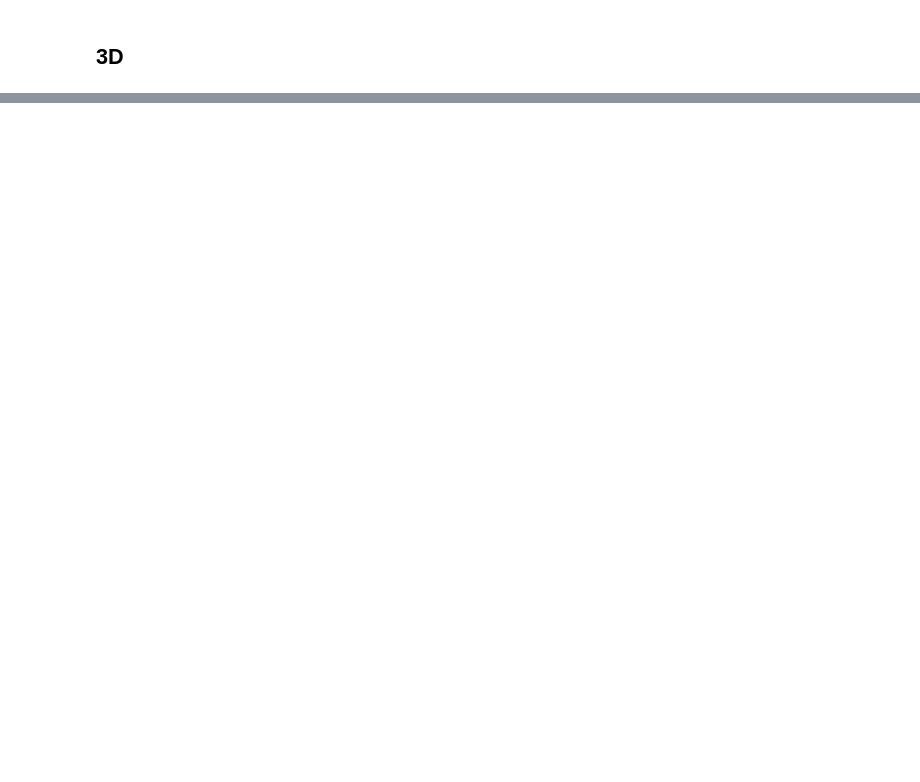
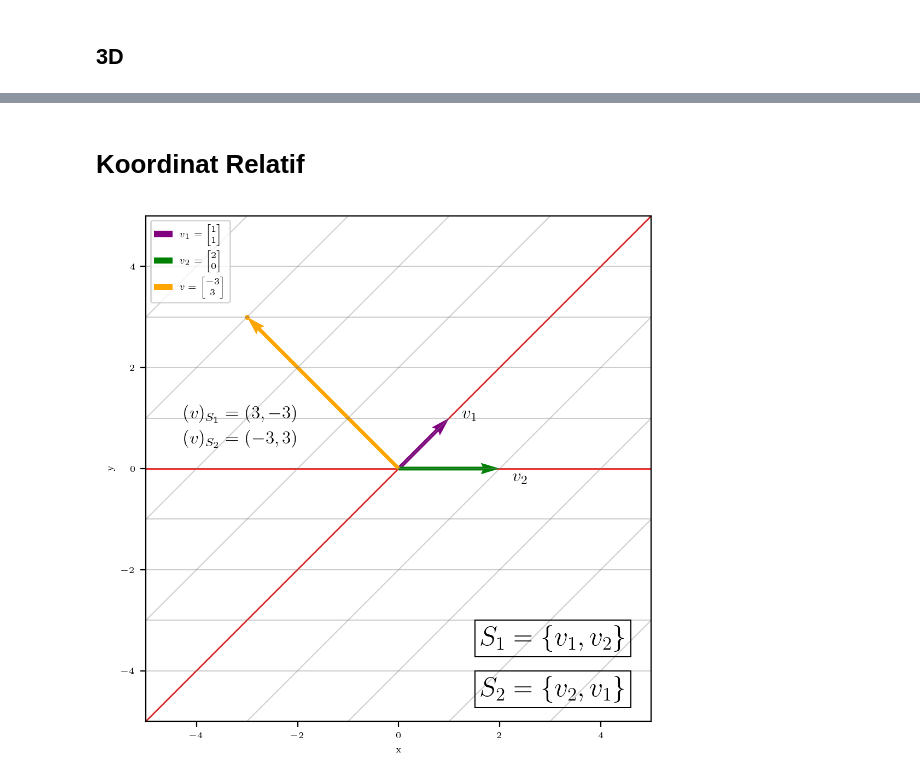
Before and after one commit to BiggusMaximus/ALJABAR-LINEAR-GANJIL-2025, a Jupyter notebook: Latihan Program/Pertemuan ke-12.ipynb, the cells around one changed output, grey strips where cells are left out. Drawn from its saved outputs; the diff is of its cells as text; code cells hidden in the pictures; blank space fills up the shorter version.

```diff
--- a/Latihan Program/Pertemuan ke-12.ipynb
+++ b/Latihan Program/Pertemuan ke-12.ipynb
@@ -115,0 +151,75 @@ plt.show()
+# %% [markdown]
+# **Koordinat Relatif**
+# %%
+fig, ax = plt.subplots(figsize=(6,6), dpi=200)
+
+# Standard axes
+
+
+# --- New Basis ---
+v1 = np.array([1, 1])
+v2 = np.array([2, 0])
+
+# New axes lines
+ax.plot([-anchor * v1[0], anchor * v1[0]],
+        [-anchor * v1[1], anchor * v1[1]],
+        color="r", linestyle="solid", linewidth=1, zorder=1)
+ax.plot([-anchor * v2[0], anchor * v2[0]],
+        [-anchor * v2[1], anchor * v2[1]],
+        color="r", linestyle="solid", linewidth=1, zorder=1)
+
+# Basis arrows
+ax.quiver(0, 0, *v1, color="purple", angles="xy", scale_units="xy", scale=1,
+          label=rf'$v_1=\begin{{bmatrix}} {v1[0]} \\ {v1[1]} \end{{bmatrix}}$')
+ax.text(v1[0]+0.25, v1[1], s=rf'''$v_1$''', fontsize=12)
+
+ax.quiver(0, 0, *v2, color="green", angles="xy", scale_units="xy", scale=1,
+          label=rf'$v_2=\begin{{bmatrix}} {v2[0]} \\ {v2[1]} \end{{bmatrix}}$')
+ax.text(v2[0]+0.25, v2[1]-0.25, s=rf'''$v_2$''', fontsize=12)
+
+# --- Skewed Grid with smaller spacing ---
+N = 10          # range of shifts
+step = 1.      # smaller step size
+vals = np.arange(-N, N+step, step)
+
+for m in vals:
+    # lines parallel to v1
+    start = m * v2 - N * v1
+    end   = m * v2 + N * v1
+    ax.plot([start[0], end[0]], [start[1], end[1]], color="gray", linewidth=0.7, alpha=0.4)
+
+for n in vals:
+    # lines parallel to v2
+    start = n * v1 - N * v2
+    end   = n * v1 + N * v2
+    ax.plot([start[0], end[0]], [start[1], end[1]], color="gray", linewidth=0.7, alpha=0.4)
+
+k1 = 3
+k2 = -3
+v3 = k1*v1 + k2*v2
+ax.quiver(0, 0, *v3, color="orange", angles="xy", scale_units="xy", scale=1,
+          label=rf'$v=\begin{{bmatrix}} {v3[0]} \\ {v3[1]} \end{{bmatrix}}$')
+
+
+ax.text(v3[0]/2-2.75, v3[1]/2-0.5, s=rf'''$(v)_{{S_1}} = ({k1},{k2})$''', fontsize=12)
+ax.text(v3[0]/2-2.75, v3[1]/2-1, s=rf'''$(v)_{{S_2}} = ({k2},{k1})$''', fontsize=12)
+
+ax.scatter(*v3, s=5, color='orange')
+
+# Labels
+ax.set_xlabel("x")
+ax.set_ylabel("y")
+
+ax.set_xlim(-5,5)
+ax.set_ylim(-5,5)
+
+ax.text(1.5, -3.5, s=r'''$\boxed{S_1 = \{v_1, v_2\}}$''', fontsize=18)
+ax.text(1.5, -4.5, s=r'''$\boxed{S_2 = \{v_2, v_1\}}$''', fontsize=18)
+
+ax.set_aspect('equal')
+ax.grid(False)
+ax.legend()
+
+plt.show()
+# %% [output]
+[figure, added]
```
Also changed, not shown: parts of 12 cells of this notebook, 3 other files.
